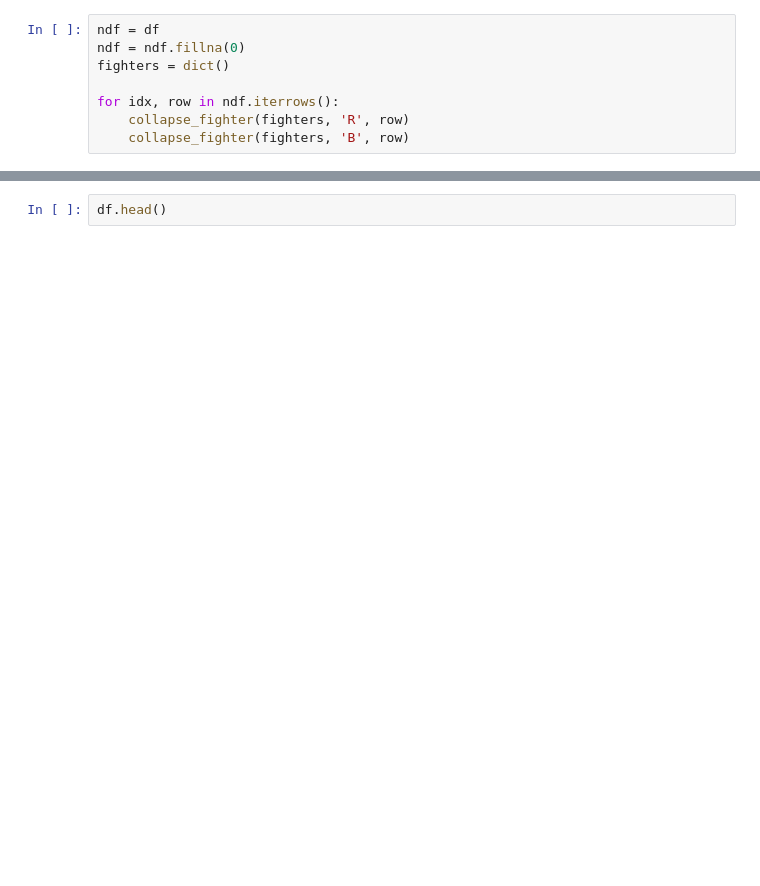
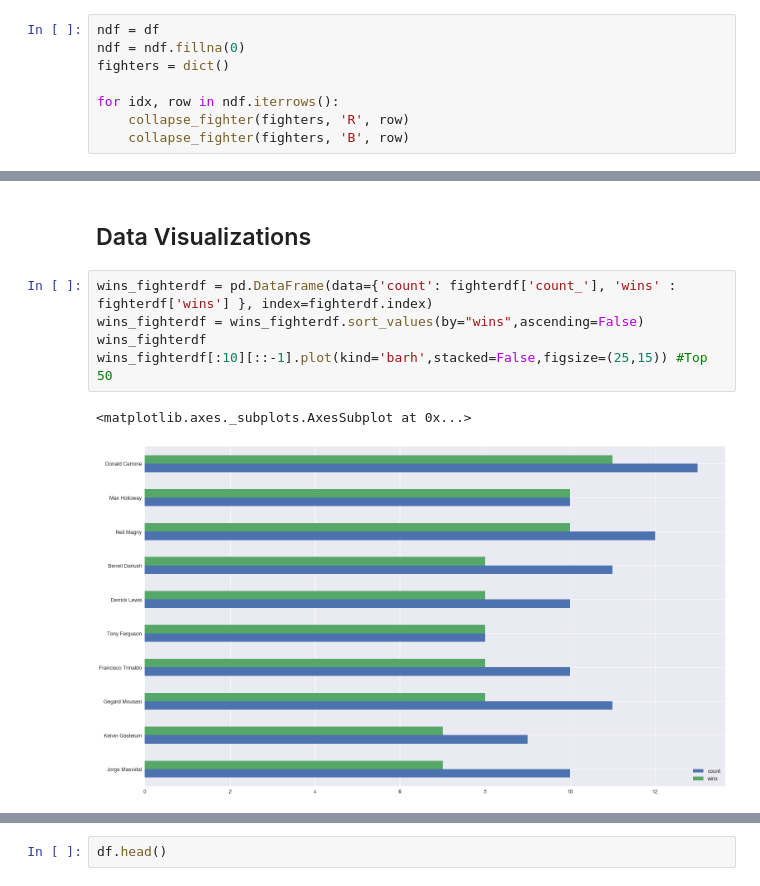
Before and after one commit to DevThep/MMA-Data-Analysis, a Jupyter notebook: MMA-Data-Analysis.ipynb, the cells around one changed output, grey strips where cells are left out. Cells and saved outputs as stored; diff of their text form; blank space fills up the shorter version.

```diff
--- a/MMA-Data-Analysis.ipynb
+++ b/MMA-Data-Analysis.ipynb
@@ -140,0 +147,10 @@ Index(['wins', 'count_', 'Streak', '_Strikes_Significant Strikes_Landed',
+# %% [markdown]
+## Data Visualizations
+# %%
+wins_fighterdf = pd.DataFrame(data={'count': fighterdf['count_'], 'wins' : fighterdf['wins'] }, index=fighterdf.index)
+wins_fighterdf = wins_fighterdf.sort_values(by="wins",ascending=False)
+wins_fighterdf
+wins_fighterdf[:10][::-1].plot(kind='barh',stacked=False,figsize=(25,15)) #Top 50
+# %% [output]
+<matplotlib.axes._subplots.AxesSubplot at 0x...>
+[figure, added]
```
Also changed, not shown: parts of 17 cells of this notebook.
